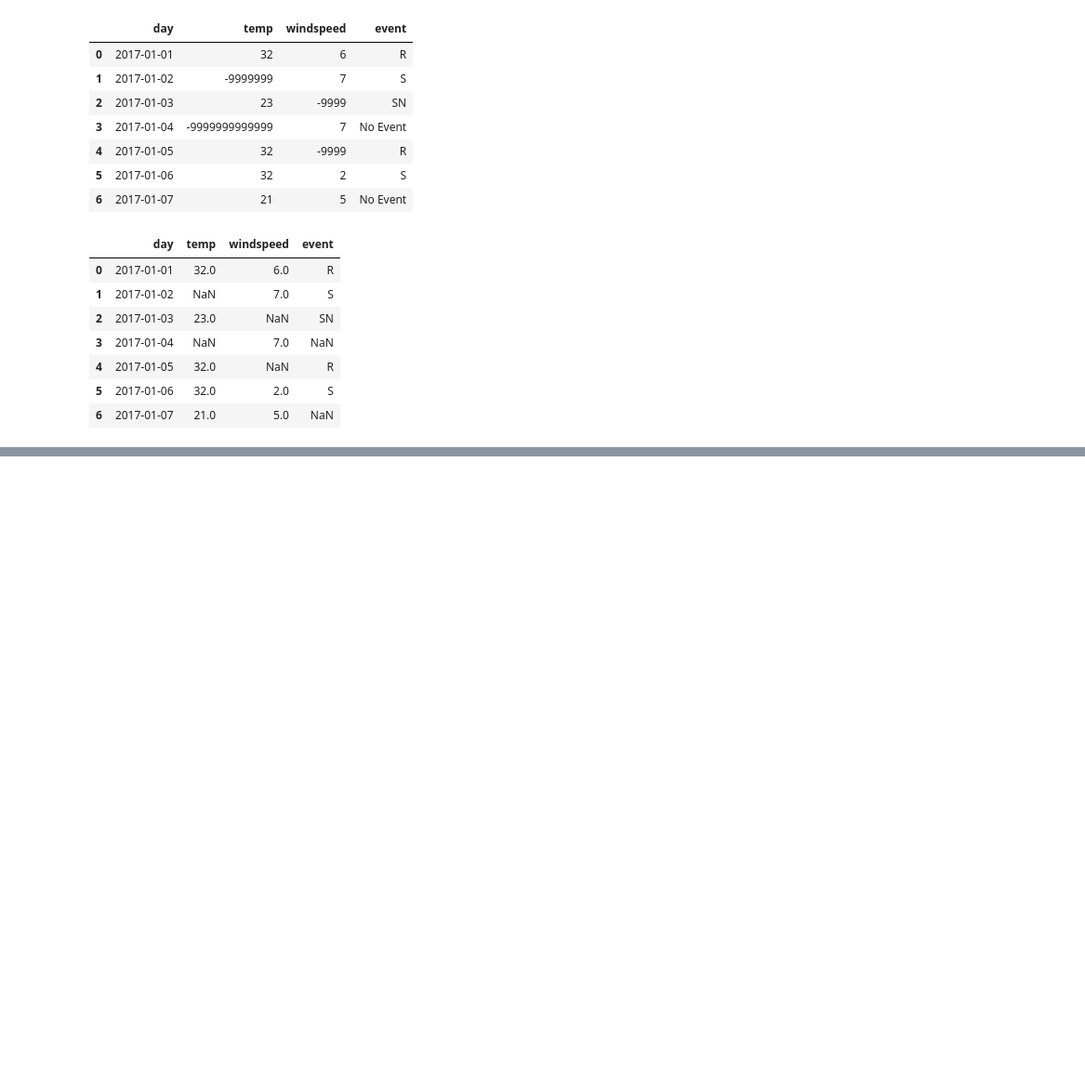
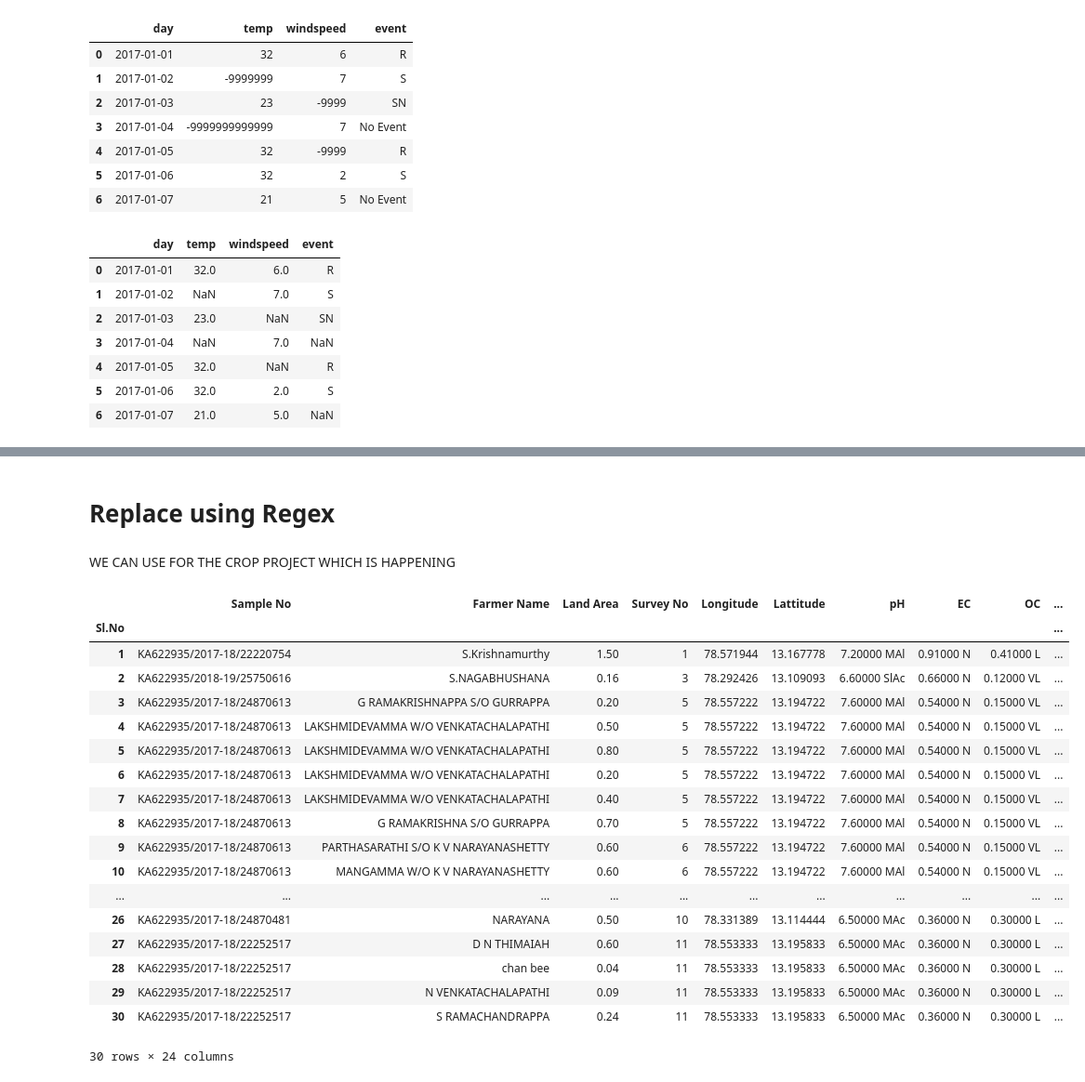
Before and after one commit to hsnaidu/basics, a Jupyter notebook: data_science/pandas-cheatsheet.ipynb, the cells around one changed output, grey strips where cells are left out. Shown at 93% size. Drawn from its saved outputs; the diff is of its cells as text; code cells hidden in the pictures; blank space fills up the shorter version.

```diff
--- a/data_science/pandas-cheatsheet.ipynb
+++ b/data_science/pandas-cheatsheet.ipynb
@@ -657,0 +678,29 @@ https://youtu.be/XOxABiMhG2U?list=PLeo1K3hjS3uuASpe-1LjfG5f14Bnozjwy : from here
+# %% [markdown]
+# Replace using Regex
+# %% [markdown]
+WE CAN USE FOR THE CROP PROJECT WHICH IS HAPPENING
+# %%
+# importing the crop data
+df = pd.read_excel("C:\\Users\\harip\\Desktop\\refrence\\data_science\\dataset\\crop.xlsx",nrows = 30)
+df.set_index('Sl.No',inplace=True)
+df
+# %% [output]
+|  | Sample No | Farmer Name | Land Area | Survey No | Longitude | Lattitude | pH | EC | OC | ... |
+| Sl.No |  |  |  |  |  |  |  |  |  | ... |
+| 1 | KA622935/2017-18/22220754 | S.Krishnamurthy | 1.50 | 1 | 78.571944 | 13.167778 | 7.20000 MAl | 0.91000 N | 0.41000 L | ... |
+| 2 | KA622935/2018-19/25750616 | S.NAGABHUSHANA | 0.16 | 3 | 78.292426 | 13.109093 | 6.60000 SlAc | 0.66000 N | 0.12000 VL | ... |
+| 3 | KA622935/2017-18/24870613 | G RAMAKRISHNAPPA S/O GURRAPPA | 0.20 | 5 | 78.557222 | 13.194722 | 7.60000 MAl | 0.54000 N | 0.15000 VL | ... |
+| 4 | KA622935/2017-18/24870613 | LAKSHMIDEVAMMA W/O VENKATACHALAPATHI | 0.50 | 5 | 78.557222 | 13.194722 | 7.60000 MAl | 0.54000 N | 0.15000 VL | ... |
+| 5 | KA622935/2017-18/24870613 | LAKSHMIDEVAMMA W/O VENKATACHALAPATHI | 0.80 | 5 | 78.557222 | 13.194722 | 7.60000 MAl | 0.54000 N | 0.15000 VL | ... |
+| 6 | KA622935/2017-18/24870613 | LAKSHMIDEVAMMA W/O VENKATACHALAPATHI | 0.20 | 5 | 78.557222 | 13.194722 | 7.60000 MAl | 0.54000 N | 0.15000 VL | ... |
+| 7 | KA622935/2017-18/24870613 | LAKSHMIDEVAMMA W/O VENKATACHALAPATHI | 0.40 | 5 | 78.557222 | 13.194722 | 7.60000 MAl | 0.54000 N | 0.15000 VL | ... |
+| 8 | KA622935/2017-18/24870613 | G RAMAKRISHNA S/O GURRAPPA | 0.70 | 5 | 78.557222 | 13.194722 | 7.60000 MAl | 0.54000 N | 0.15000 VL | ... |
+| 9 | KA622935/2017-18/24870613 | PARTHASARATHI S/O K V NARAYANASHETTY | 0.60 | 6 | 78.557222 | 13.194722 | 7.60000 MAl | 0.54000 N | 0.15000 VL | ... |
+| 10 | KA622935/2017-18/24870613 | MANGAMMA W/O K V NARAYANASHETTY | 0.60 | 6 | 78.557222 | 13.194722 | 7.60000 MAl | 0.54000 N | 0.15000 VL | ... |
+| ... | ... | ... | ... | ... | ... | ... | ... | ... | ... | ... |
+| 26 | KA622935/2017-18/24870481 | NARAYANA | 0.50 | 10 | 78.331389 | 13.114444 | 6.50000 MAc | 0.36000 N | 0.30000 L | ... |
+| 27 | KA622935/2017-18/22252517 | D N THIMAIAH | 0.60 | 11 | 78.553333 | 13.195833 | 6.50000 MAc | 0.36000 N | 0.30000 L | ... |
+| 28 | KA622935/2017-18/22252517 | chan bee | 0.04 | 11 | 78.553333 | 13.195833 | 6.50000 MAc | 0.36000 N | 0.30000 L | ... |
+| 29 | KA622935/2017-18/22252517 | N VENKATACHALAPATHI | 0.09 | 11 | 78.553333 | 13.195833 | 6.50000 MAc | 0.36000 N | 0.30000 L | ... |
+| 30 | KA622935/2017-18/22252517 | S RAMACHANDRAPPA | 0.24 | 11 | 78.553333 | 13.195833 | 6.50000 MAc | 0.36000 N | 0.30000 L | ... |
+30 rows × 24 columns
```
Also changed, not shown: parts of 6 cells of this notebook, 1 other file.
